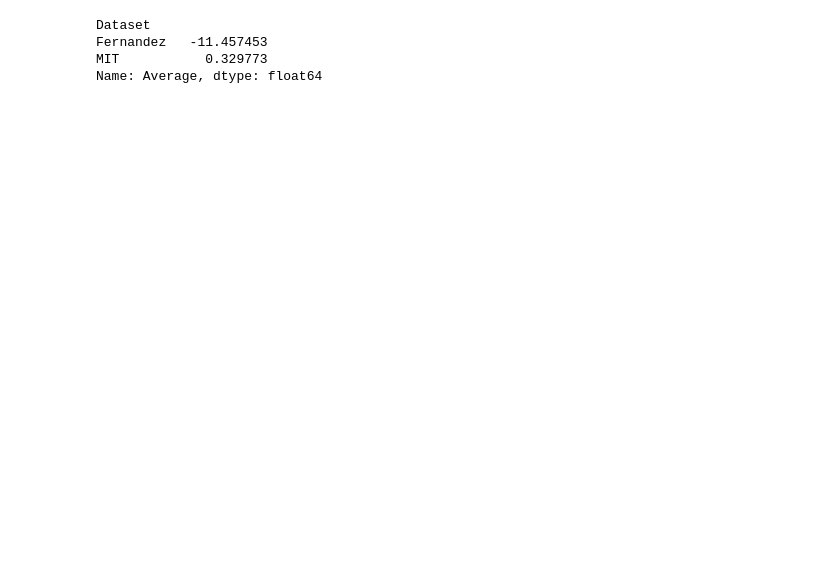
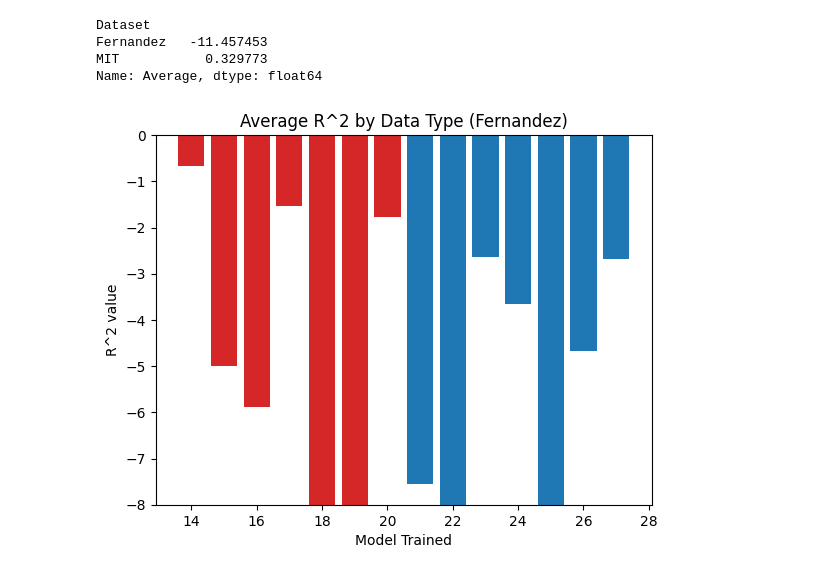
Before and after one commit to 4jamesccraven/dsci-research-for-ADAPT-in-SC, a Jupyter notebook: visualization/visualization.ipynb, the cells around one changed output. Saved outputs shown, nothing was run; the diff lists cells and outputs as text; code cells hidden in the pictures; blank space fills up the shorter version.

```diff
--- a/visualization/visualization.ipynb
+++ b/visualization/visualization.ipynb
@@ -58,3 +62,16 @@ Dataset
 Fernandez   -11.457453
 MIT           0.329773
 Name: Average, dtype: float64
+# %%
+this = data[data['Dataset'] == 'Fernandez']
+colors = this['Data Type'].map({'Sequences': 'tab:blue', 'Thermodynamic Parameters': 'tab:red'})
+
+plt.figure()
+plt.bar(this.index, this['Average'], color=colors)
+plt.title('Average R^2 by Data Type (Fernandez)')
+plt.ylabel('R^2 value')
+plt.xlabel('Model Trained')
+plt.ylim(-8, 0)
+plt.show()
+# %% [output]
+[figure, added]
```
Also changed, not shown: parts of 3 cells of this notebook.
